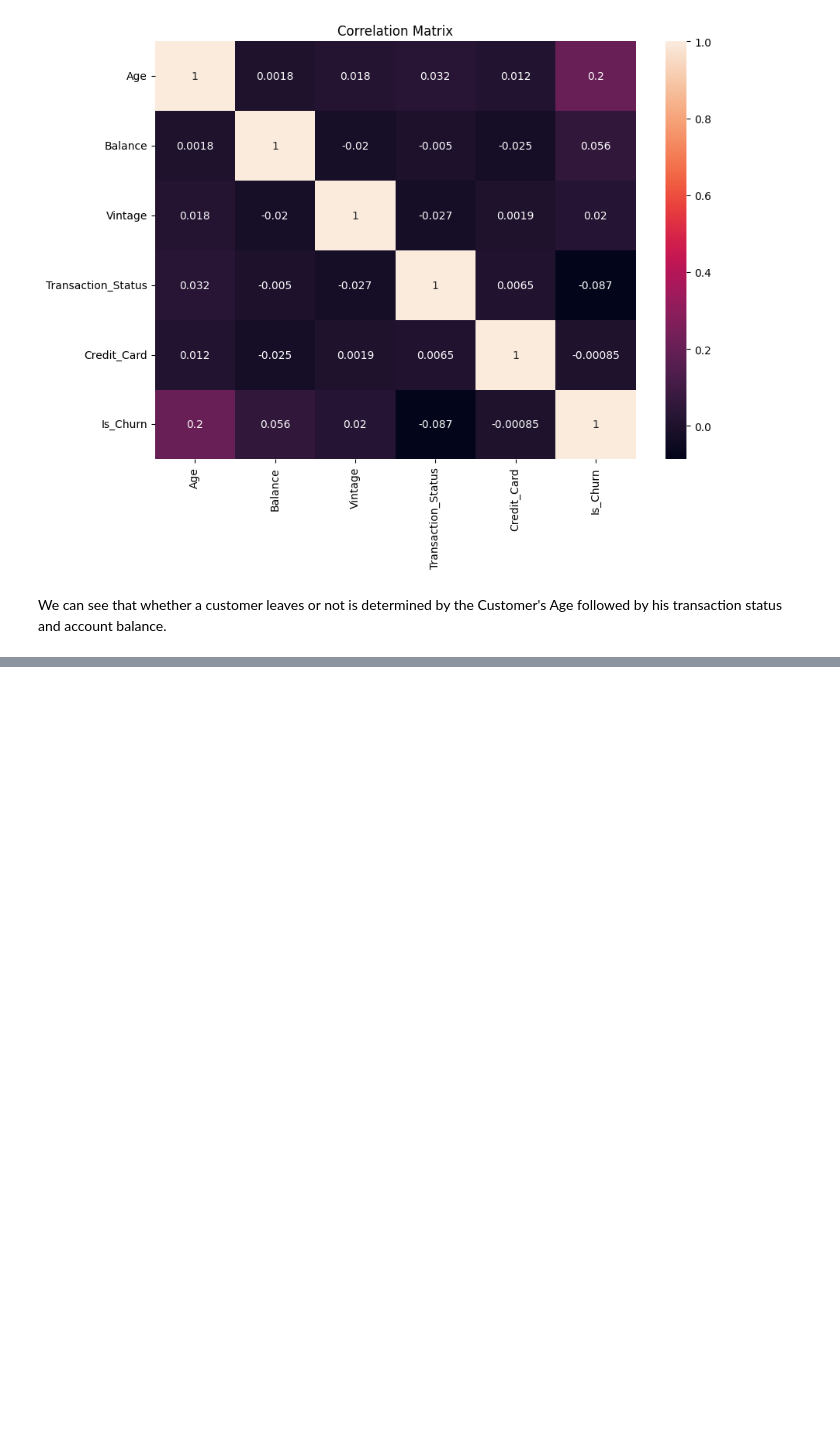
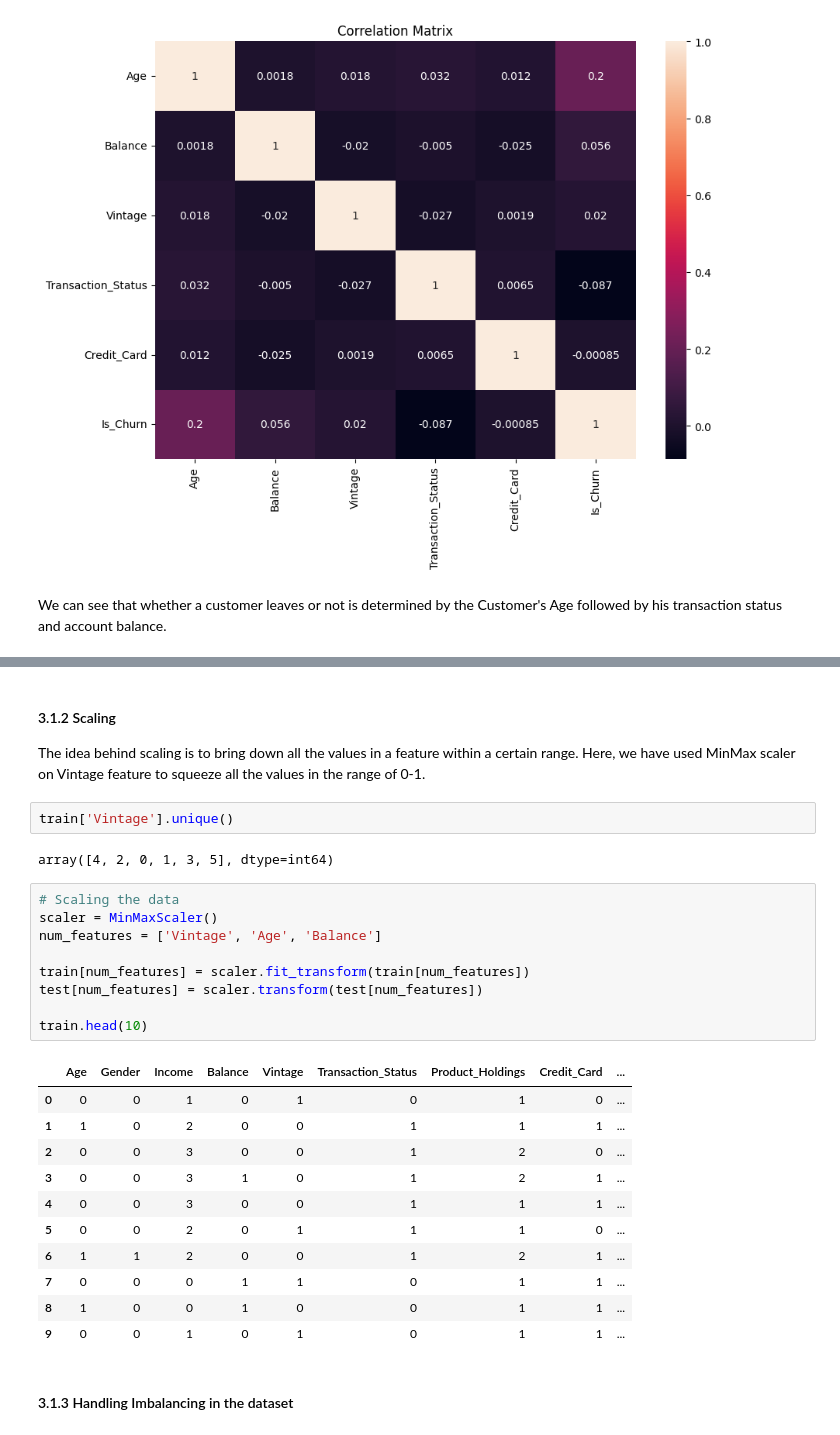
Before and after one commit to franchiseBoyz/CustomerChurnRate, a Jupyter notebook: notebook.ipynb, the cells around one changed output, grey strips where cells are left out. Drawn from its saved outputs; the diff is of its cells as text; blank space fills up the shorter version.

```diff
--- a/notebook.ipynb
+++ b/notebook.ipynb
@@ -403,0 +475,30 @@ train.head()
+# %% [markdown]
+#### 3.1.2 Scaling
+ The idea behind scaling is to bring down all the values in a feature within a certain range. Here, we have used MinMax scaler on Vintage feature to squeeze all the values in the range of 0-1.
+# %%
+train['Vintage'].unique()
+# %% [output]
+array([4, 2, 0, 1, 3, 5], dtype=int64)
+# %%
+# Scaling the data
+scaler = MinMaxScaler()
+num_features = ['Vintage', 'Age', 'Balance']
+
+train[num_features] = scaler.fit_transform(train[num_features])
+test[num_features] = scaler.transform(test[num_features])
+
+train.head(10)
+# %% [output]
+|  | Age | Gender | Income | Balance | Vintage | Transaction_Status | Product_Holdings | Credit_Card | ... |
+| 0 | 0 | 0 | 1 | 0 | 1 | 0 | 1 | 0 | ... |
+| 1 | 1 | 0 | 2 | 0 | 0 | 1 | 1 | 1 | ... |
+| 2 | 0 | 0 | 3 | 0 | 0 | 1 | 2 | 0 | ... |
+| 3 | 0 | 0 | 3 | 1 | 0 | 1 | 2 | 1 | ... |
+| 4 | 0 | 0 | 3 | 0 | 0 | 1 | 1 | 1 | ... |
+| 5 | 0 | 0 | 2 | 0 | 1 | 1 | 1 | 0 | ... |
+| 6 | 1 | 1 | 2 | 0 | 0 | 1 | 2 | 1 | ... |
+| 7 | 0 | 0 | 0 | 1 | 1 | 0 | 1 | 1 | ... |
+| 8 | 1 | 0 | 0 | 1 | 0 | 0 | 1 | 1 | ... |
+| 9 | 0 | 0 | 1 | 0 | 1 | 0 | 1 | 1 | ... |
+# %% [markdown]
+#### 3.1.3 Handling Imbalancing in the dataset
```
Also changed, not shown: parts of 23 cells of this notebook.
